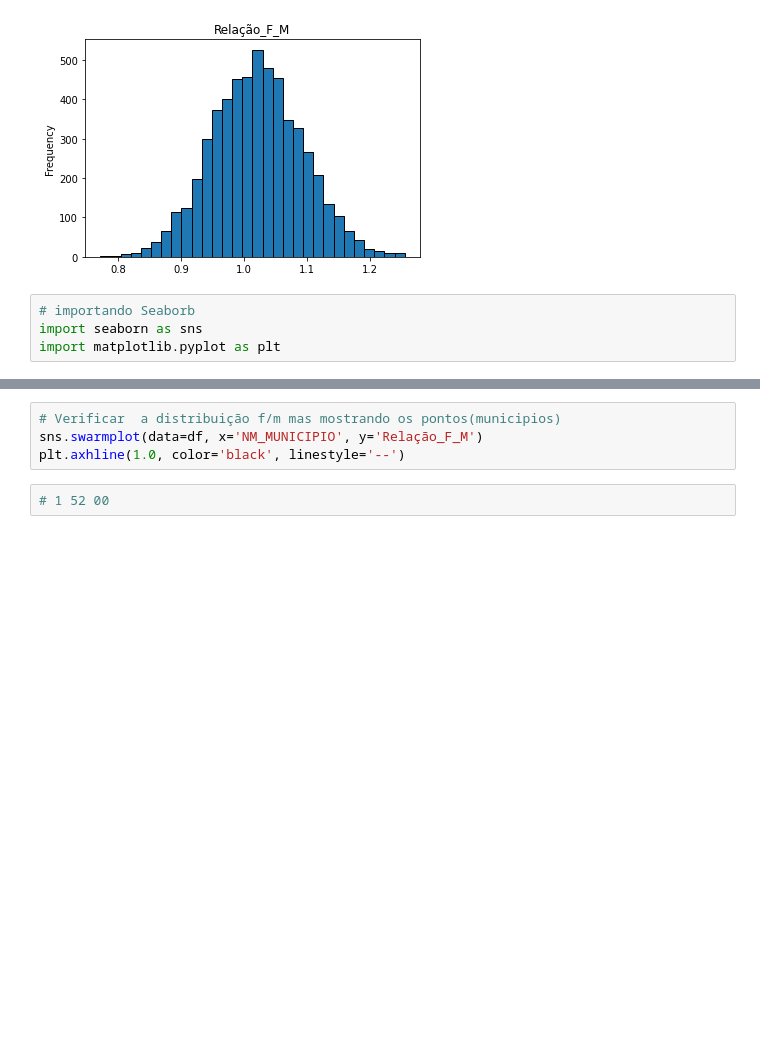
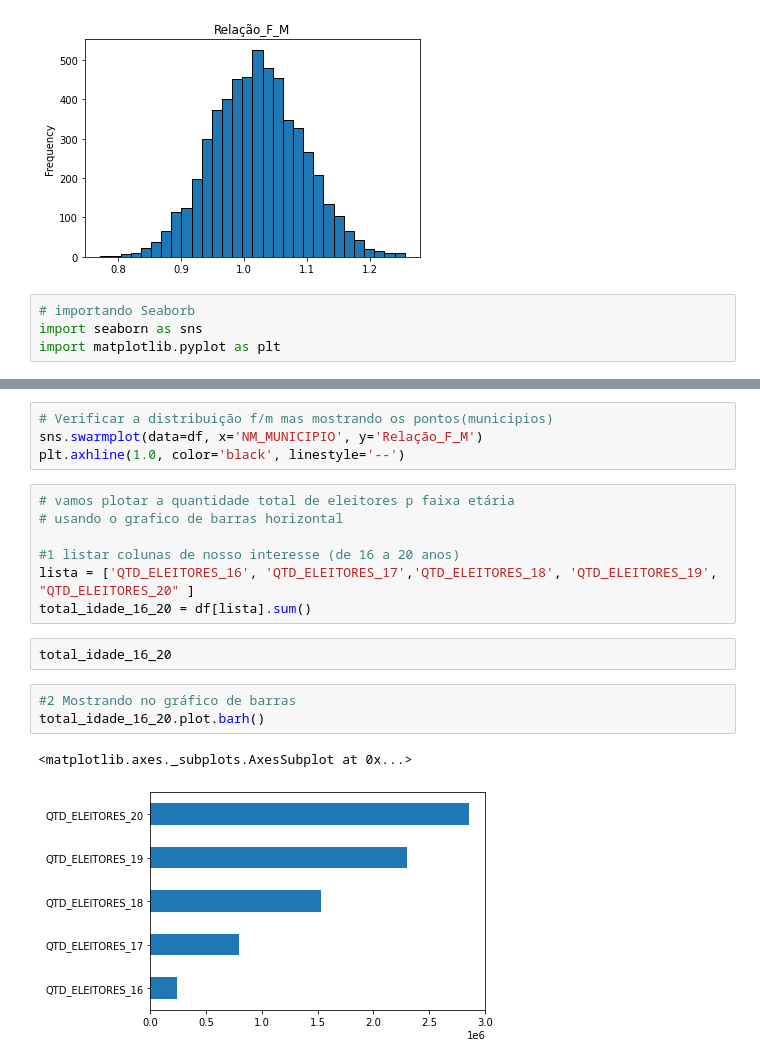
Before and after one commit to V1L3La/Learning-An-lise-de-Dados-em-Python, a Jupyter notebook: Analise_do_Eleitorado_brasileiro.ipynb, the cells around one changed output, grey strips where cells are left out. Cells and saved outputs as stored; diff of their text form; blank space fills up the shorter version.

```diff
--- a/Analise_do_Eleitorado_brasileiro.ipynb
+++ b/Analise_do_Eleitorado_brasileiro.ipynb
@@ -243,6 +240,19 @@ plt.axvline(1.0, color='black', linestyle='--')  # traça uma linha vertical em
 # %%
-# Verificar  a distribuição f/m mas mostrando os pontos(municipios)
+# Verificar a distribuição f/m mas mostrando os pontos(municipios)
 sns.swarmplot(data=df, x='NM_MUNICIPIO', y='Relação_F_M')
 plt.axhline(1.0, color='black', linestyle='--')
-# %%
-# 1 52 00
+# %%
+# vamos plotar a quantidade total de eleitores p faixa etária
+# usando o grafico de barras horizontal
+
+#1 listar colunas de nosso interesse (de 16 a 20 anos)
+lista = ['QTD_ELEITORES_16', 'QTD_ELEITORES_17','QTD_ELEITORES_18', 'QTD_ELEITORES_19', "QTD_ELEITORES_20" ]
+total_idade_16_20 = df[lista].sum()
+# %%
+total_idade_16_20
+# %%
+#2 Mostrando no gráfico de barras
+total_idade_16_20.plot.barh()
+# %% [output]
+<matplotlib.axes._subplots.AxesSubplot at 0x...>
+[figure, added]
```
Also changed, not shown: parts of 2 cells of this notebook.
